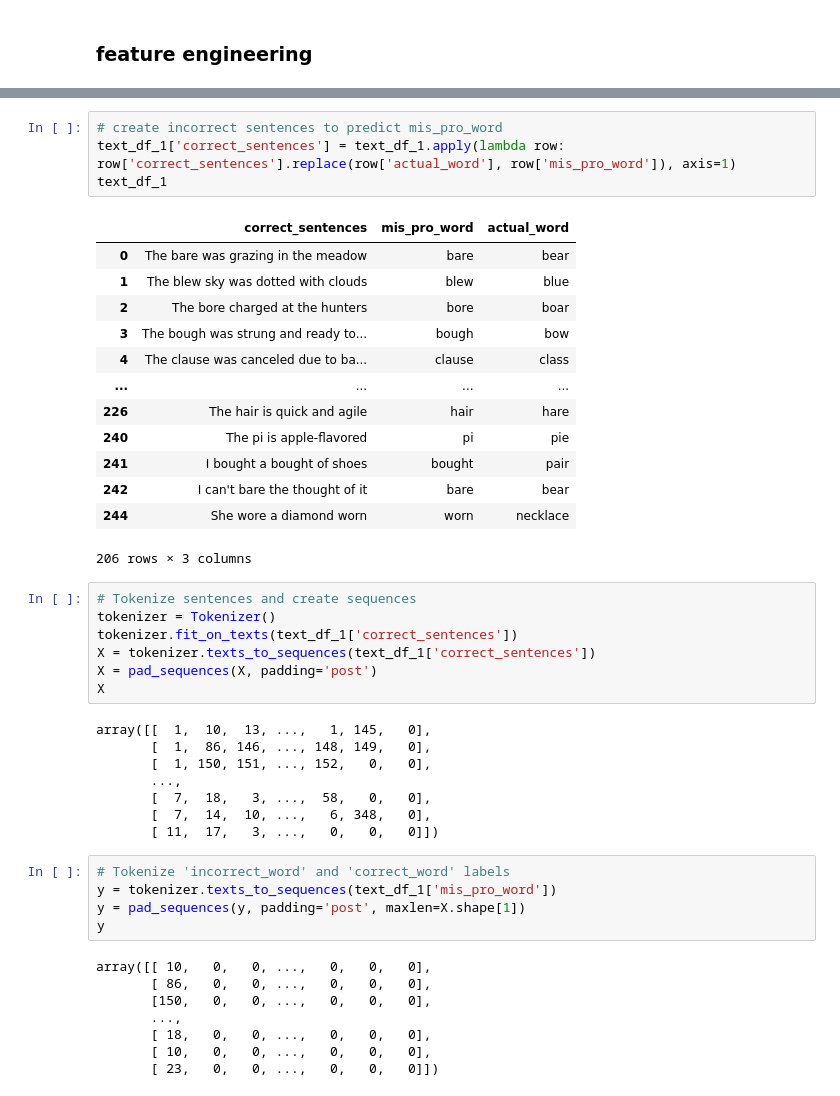
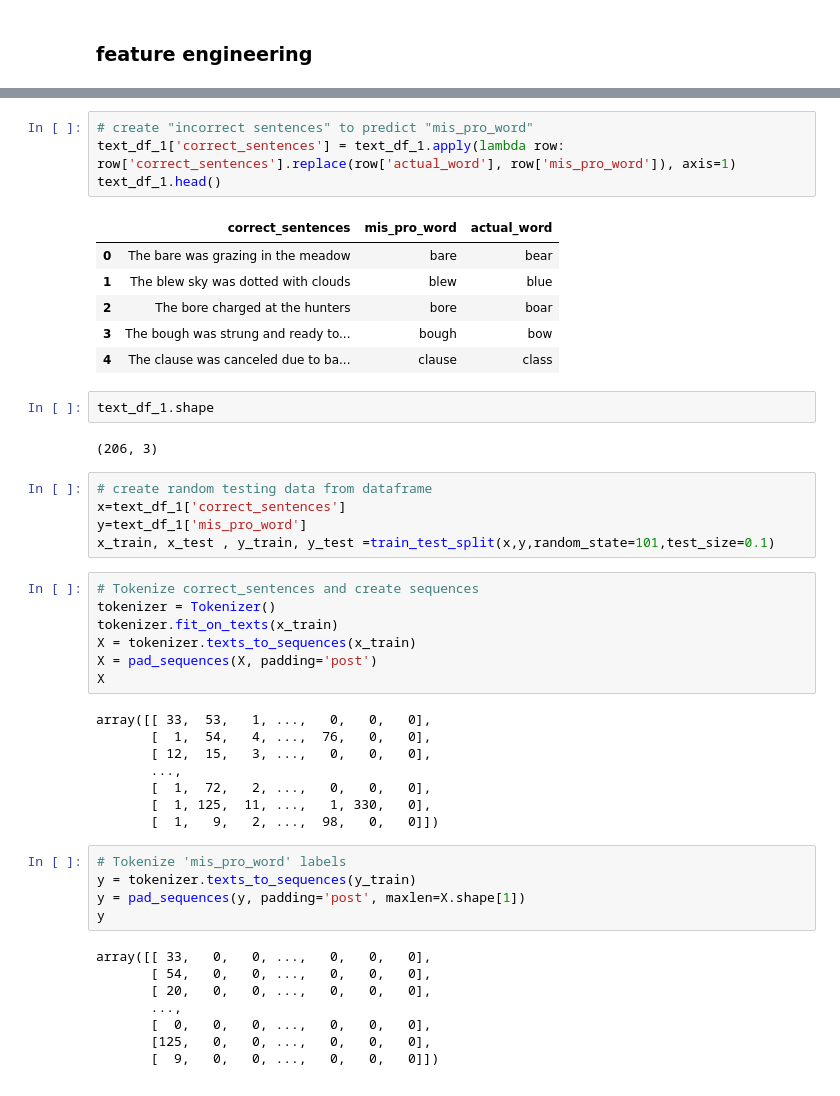
Before and after one commit to bhaskar112car/detect-and-correct-mis-pronounced-words-in-sentences-using-TensorFlow-python-, a Jupyter notebook: detect and correct mis-pronounced words in sentences using TensorFlow python .ipynb, the cells around one changed output, grey strips where cells are left out. Saved outputs shown, nothing was run; the diff lists cells and outputs as text.

```diff
--- a/detect and correct mis-pronounced words in sentences using TensorFlow python .ipynb
+++ b/detect and correct mis-pronounced words in sentences using TensorFlow python .ipynb
@@ -126,49 +97,51 @@ text_df_1
 # %%
-# create incorrect sentences to predict mis_pro_word
+# create "incorrect sentences" to predict "mis_pro_word"
 text_df_1['correct_sentences'] = text_df_1.apply(lambda row: row['correct_sentences'].replace(row['actual_word'], row['mis_pro_word']), axis=1)
-text_df_1
+text_df_1.head()
 # %% [output]
 |  | correct_sentences | mis_pro_word | actual_word |
 | 0 | The bare was grazing in the meadow | bare | bear |
 | 1 | The blew sky was dotted with clouds | blew | blue |
 | 2 | The bore charged at the hunters | bore | boar |
 | 3 | The bough was strung and ready to... | bough | bow |
 | 4 | The clause was canceled due to ba... | clause | class |
-| ... | ... | ... | ... |
-| 226 | The hair is quick and agile | hair | hare |
-| 240 | The pi is apple-flavored | pi | pie |
-| 241 | I bought a bought of shoes | bought | pair |
-| 242 | I can't bare the thought of it | bare | bear |
-| 244 | She wore a diamond worn | worn | necklace |
-206 rows × 3 columns
+# %%
+text_df_1.shape
+# %% [output]
+(206, 3)
+# %%
+# create random testing data from dataframe
+x=text_df_1['correct_sentences']
+y=text_df_1['mis_pro_word']
+x_train, x_test , y_train, y_test =train_test_split(x,y,random_state=101,test_size=0.1)
 # %%
-# Tokenize sentences and create sequences
+# Tokenize correct_sentences and create sequences
 tokenizer = Tokenizer()
-tokenizer.fit_on_texts(text_df_1['correct_sentences'])
-X = tokenizer.texts_to_sequences(text_df_1['correct_sentences'])
+tokenizer.fit_on_texts(x_train)
+X = tokenizer.texts_to_sequences(x_train)
 X = pad_sequences(X, padding='post')
 X
 # %% [output]
-array([[  1,  10,  13, ...,   1, 145,   0],
-       [  1,  86, 146, ..., 148, 149,   0],
-       [  1, 150, 151, ..., 152,   0,   0],
+array([[ 33,  53,   1, ...,   0,   0,   0],
+       [  1,  54,   4, ...,  76,   0,   0],
+       [ 12,  15,   3, ...,   0,   0,   0],
        ...,
-       [  7,  18,   3, ...,  58,   0,   0],
-       [  7,  14,  10, ...,   6, 348,   0],
-       [ 11,  17,   3, ...,   0,   0,   0]])
+       [  1,  72,   2, ...,   0,   0,   0],
+       [  1, 125,  11, ...,   1, 330,   0],
+       [  1,   9,   2, ...,  98,   0,   0]])
 # %%
-# Tokenize 'incorrect_word' and 'correct_word' labels
-y = tokenizer.texts_to_sequences(text_df_1['mis_pro_word'])
+# Tokenize 'mis_pro_word' labels
+y = tokenizer.texts_to_sequences(y_train)
 y = pad_sequences(y, padding='post', maxlen=X.shape[1])
 y
 # %% [output]
-array([[ 10,   0,   0, ...,   0,   0,   0],
-       [ 86,   0,   0, ...,   0,   0,   0],
-       [150,   0,   0, ...,   0,   0,   0],
+array([[ 33,   0,   0, ...,   0,   0,   0],
+       [ 54,   0,   0, ...,   0,   0,   0],
+       [ 20,   0,   0, ...,   0,   0,   0],
        ...,
-       [ 18,   0,   0, ...,   0,   0,   0],
-       [ 10,   0,   0, ...,   0,   0,   0],
-       [ 23,   0,   0, ...,   0,   0,   0]])
+       [  0,   0,   0, ...,   0,   0,   0],
+       [125,   0,   0, ...,   0,   0,   0],
+       [  9,   0,   0, ...,   0,   0,   0]])
 # %%
 # Define vocabulary size
 vocab_size = len(tokenizer.word_index) + 1
```
Also changed, not shown: parts of 17 cells of this notebook.
